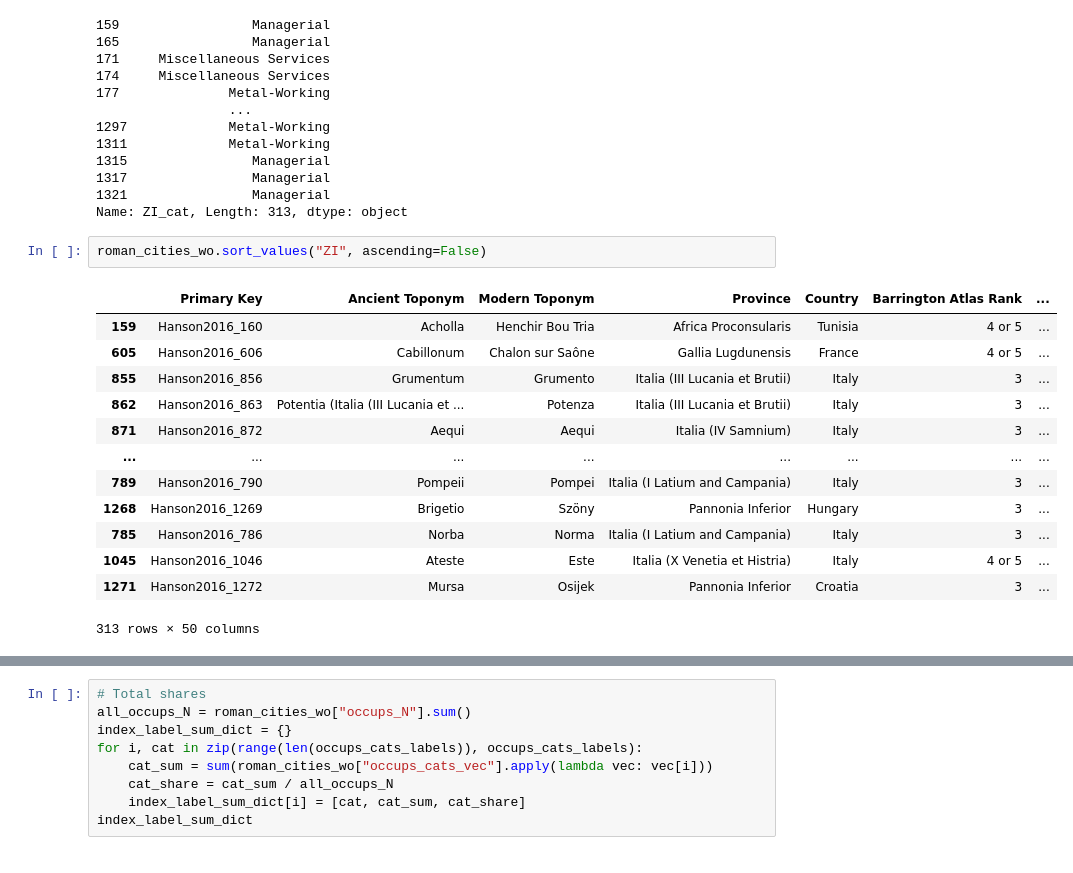
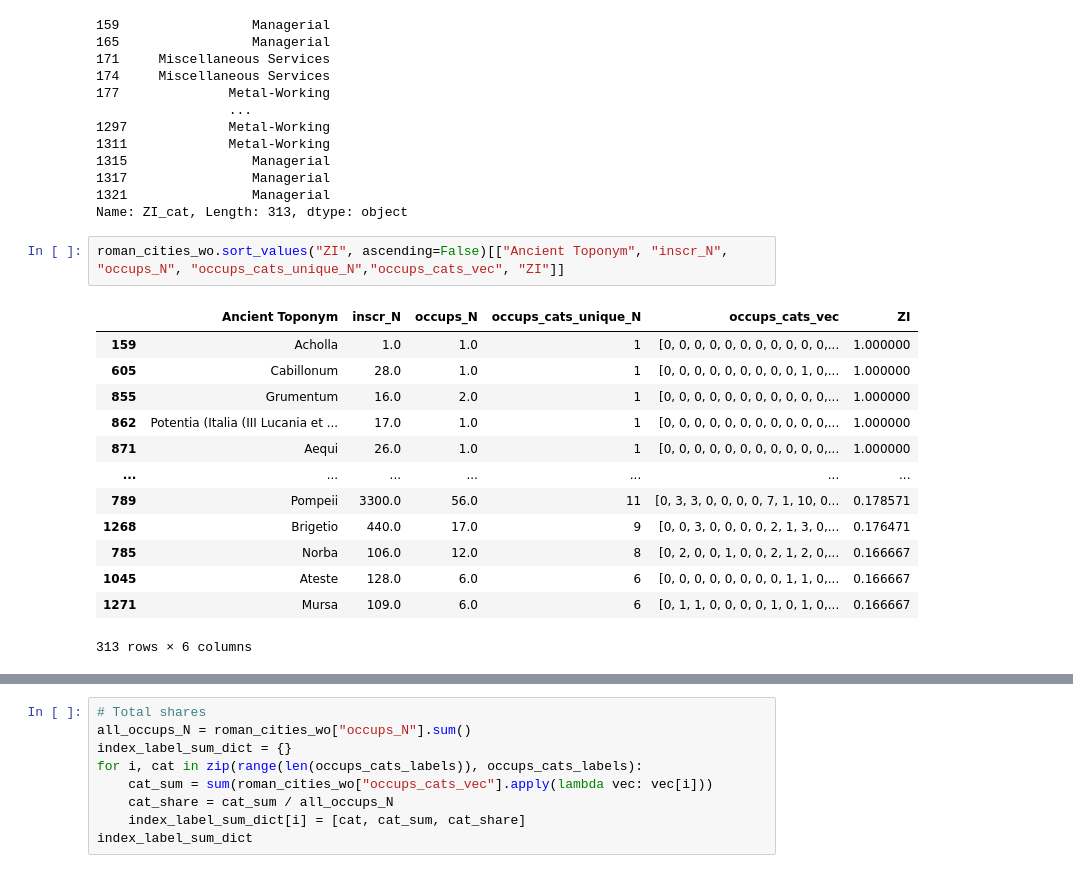
Before and after one commit to sdam-au/social_diversity, a Jupyter notebook: scripts/DIVERSITYvsSPECIALIZATION.ipynb, the cells around one changed output, grey strips where cells are left out. Cells and saved outputs as stored; diff of their text form.

```diff
--- a/scripts/DIVERSITYvsSPECIALIZATION.ipynb
+++ b/scripts/DIVERSITYvsSPECIALIZATION.ipynb
@@ -418,18 +421,18 @@ roman_cities_wo["ZI_cat"]
 1321                Managerial
 Name: ZI_cat, Length: 313, dtype: object
 # %%
-roman_cities_wo.sort_values("ZI", ascending=False)
+roman_cities_wo.sort_values("ZI", ascending=False)[["Ancient Toponym", "inscr_N", "occups_N", "occups_cats_unique_N","occups_cats_vec", "ZI"]]
 # %% [output]
-|  | Primary Key | Ancient Toponym | Modern Toponym | Province | Country | Barrington Atlas Rank | ... |
-| 159 | Hanson2016_160 | Acholla | Henchir Bou Tria | Africa Proconsularis | Tunisia | 4 or 5 | ... |
-| 605 | Hanson2016_606 | Cabillonum | Chalon sur Saône | Gallia Lugdunensis | France | 4 or 5 | ... |
-| 855 | Hanson2016_856 | Grumentum | Grumento | Italia (III Lucania et Brutii) | Italy | 3 | ... |
-| 862 | Hanson2016_863 | Potentia (Italia (III Lucania et ... | Potenza | Italia (III Lucania et Brutii) | Italy | 3 | ... |
-| 871 | Hanson2016_872 | Aequi | Aequi | Italia (IV Samnium) | Italy | 3 | ... |
-| ... | ... | ... | ... | ... | ... | ... | ... |
-| 789 | Hanson2016_790 | Pompeii | Pompei | Italia (I Latium and Campania) | Italy | 3 | ... |
-| 1268 | Hanson2016_1269 | Brigetio | Szöny | Pannonia Inferior | Hungary | 3 | ... |
-| 785 | Hanson2016_786 | Norba | Norma | Italia (I Latium and Campania) | Italy | 3 | ... |
-| 1045 | Hanson2016_1046 | Ateste | Este | Italia (X Venetia et Histria) | Italy | 4 or 5 | ... |
-| 1271 | Hanson2016_1272 | Mursa | Osijek | Pannonia Inferior | Croatia | 3 | ... |
+|  | Ancient Toponym | inscr_N | occups_N | occups_cats_unique_N | occups_cats_vec | ZI |
+| 159 | Acholla | 1.0 | 1.0 | 1 | [0, 0, 0, 0, 0, 0, 0, 0, 0, 0, 0,... | 1.000000 |
+| 605 | Cabillonum | 28.0 | 1.0 | 1 | [0, 0, 0, 0, 0, 0, 0, 0, 0, 1, 0,... | 1.000000 |
+| 855 | Grumentum | 16.0 | 2.0 | 1 | [0, 0, 0, 0, 0, 0, 0, 0, 0, 0, 0,... | 1.000000 |
+| 862 | Potentia (Italia (III Lucania et ... | 17.0 | 1.0 | 1 | [0, 0, 0, 0, 0, 0, 0, 0, 0, 0, 0,... | 1.000000 |
+| 871 | Aequi | 26.0 | 1.0 | 1 | [0, 0, 0, 0, 0, 0, 0, 0, 0, 0, 0,... | 1.000000 |
+| ... | ... | ... | ... | ... | ... | ... |
+| 789 | Pompeii | 3300.0 | 56.0 | 11 | [0, 3, 3, 0, 0, 0, 0, 7, 1, 10, 0... | 0.178571 |
+| 1268 | Brigetio | 440.0 | 17.0 | 9 | [0, 0, 3, 0, 0, 0, 0, 2, 1, 3, 0,... | 0.176471 |
+| 785 | Norba | 106.0 | 12.0 | 8 | [0, 2, 0, 0, 1, 0, 0, 2, 1, 2, 0,... | 0.166667 |
+| 1045 | Ateste | 128.0 | 6.0 | 6 | [0, 0, 0, 0, 0, 0, 0, 0, 1, 1, 0,... | 0.166667 |
+| 1271 | Mursa | 109.0 | 6.0 | 6 | [0, 1, 1, 0, 0, 0, 0, 1, 0, 1, 0,... | 0.166667 |
-313 rows × 50 columns
+313 rows × 6 columns
```
Also changed, not shown: parts of 43 cells of this notebook, 1 other file.
